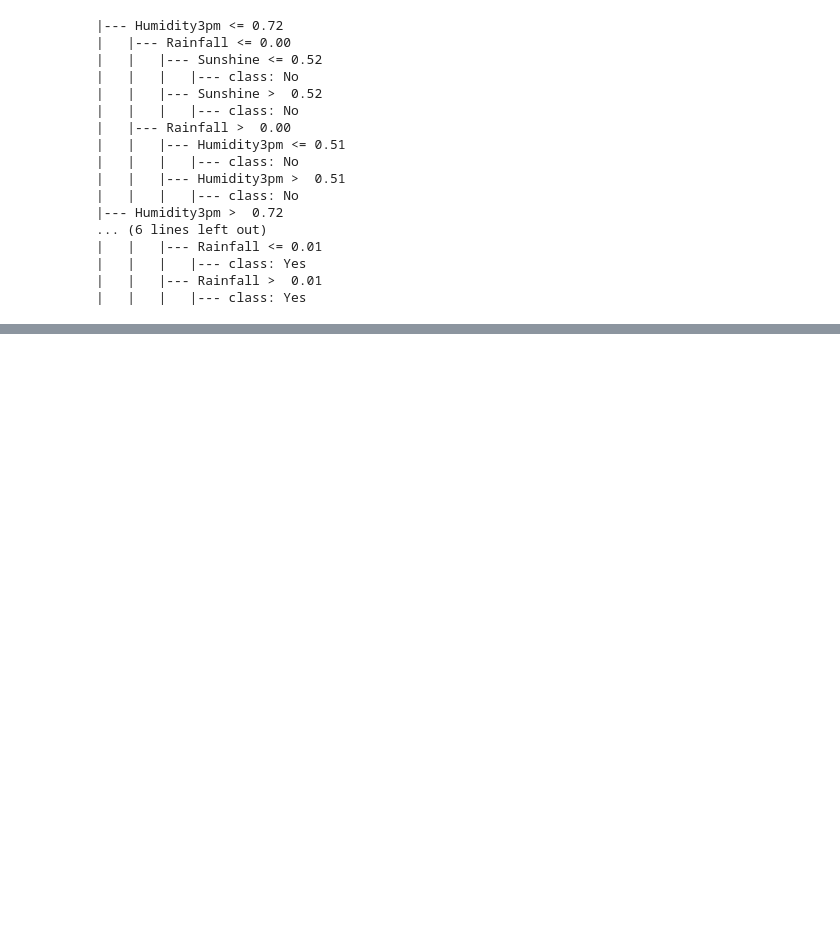
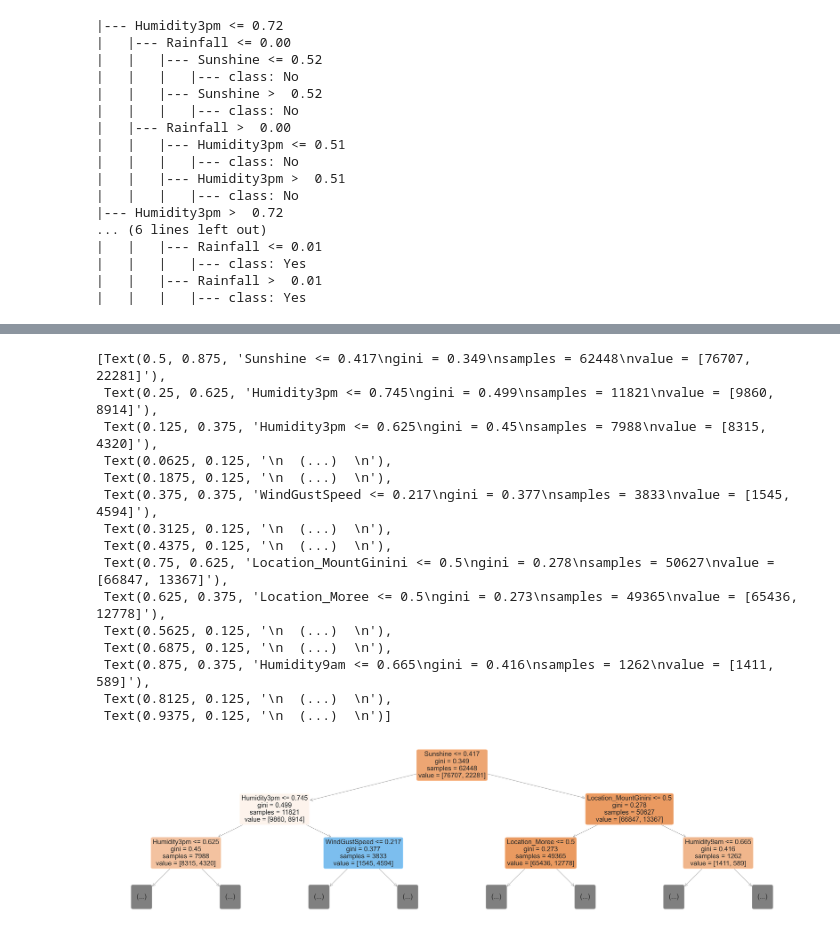
Before and after one commit to sebastianmb/MachineLearning, a Jupyter notebook: Project_course/DesicionTreesRandomForest/DesicionTreesAndRandomForest.ipynb, the cells around one changed output, grey strips where cells are left out. Drawn from its saved outputs; the diff is of its cells as text; code cells hidden in the pictures; blank space fills up the shorter version.

```diff
--- a/Project_course/DesicionTreesRandomForest/DesicionTreesAndRandomForest.ipynb
+++ b/Project_course/DesicionTreesRandomForest/DesicionTreesAndRandomForest.ipynb
@@ -463,0 +619,20 @@ print(export_text(model, feature_names=list(x_train.columns)))
+# %%
+plt.figure(figsize=(80,20))
+plot_tree(model.estimators_[15], max_depth=2, feature_names=x_train.columns, filled=True, rounded=True)
+# %% [output]
+[Text(0.5, 0.875, 'Sunshine <= 0.417\ngini = 0.349\nsamples = 62448\nvalue = [76707, 22281]'),
+ Text(0.25, 0.625, 'Humidity3pm <= 0.745\ngini = 0.499\nsamples = 11821\nvalue = [9860, 8914]'),
+ Text(0.125, 0.375, 'Humidity3pm <= 0.625\ngini = 0.45\nsamples = 7988\nvalue = [8315, 4320]'),
+ Text(0.0625, 0.125, '\n  (...)  \n'),
+ Text(0.1875, 0.125, '\n  (...)  \n'),
+ Text(0.375, 0.375, 'WindGustSpeed <= 0.217\ngini = 0.377\nsamples = 3833\nvalue = [1545, 4594]'),
+ Text(0.3125, 0.125, '\n  (...)  \n'),
+ Text(0.4375, 0.125, '\n  (...)  \n'),
+ Text(0.75, 0.625, 'Location_MountGinini <= 0.5\ngini = 0.278\nsamples = 50627\nvalue = [66847, 13367]'),
+ Text(0.625, 0.375, 'Location_Moree <= 0.5\ngini = 0.273\nsamples = 49365\nvalue = [65436, 12778]'),
+ Text(0.5625, 0.125, '\n  (...)  \n'),
+ Text(0.6875, 0.125, '\n  (...)  \n'),
+ Text(0.875, 0.375, 'Humidity9am <= 0.665\ngini = 0.416\nsamples = 1262\nvalue = [1411, 589]'),
+ Text(0.8125, 0.125, '\n  (...)  \n'),
+ Text(0.9375, 0.125, '\n  (...)  \n')]
+[figure, added]
```
Also changed, not shown: parts of 88 cells of this notebook, 10 other files.
